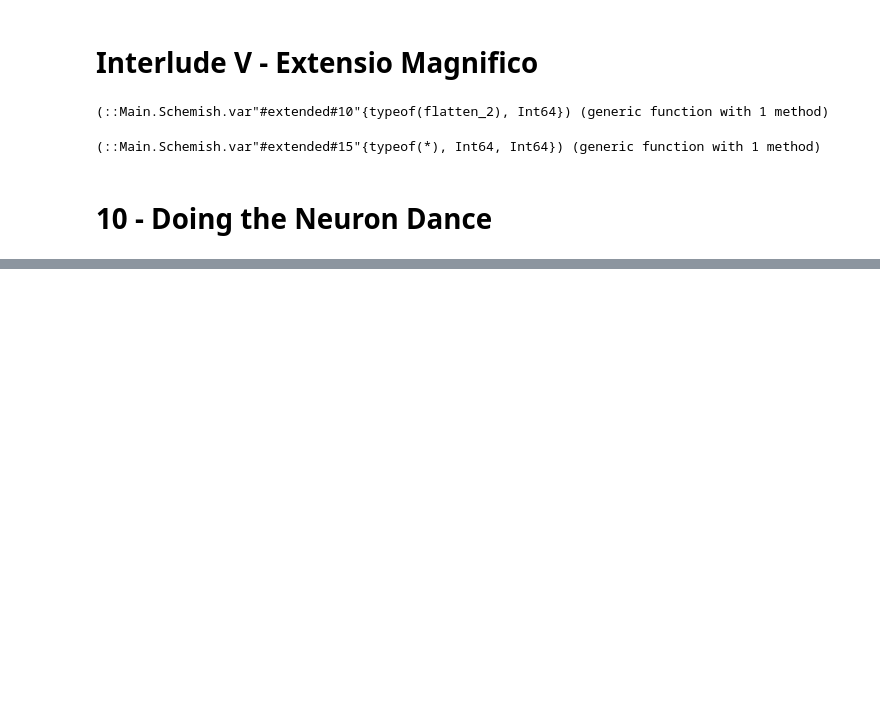
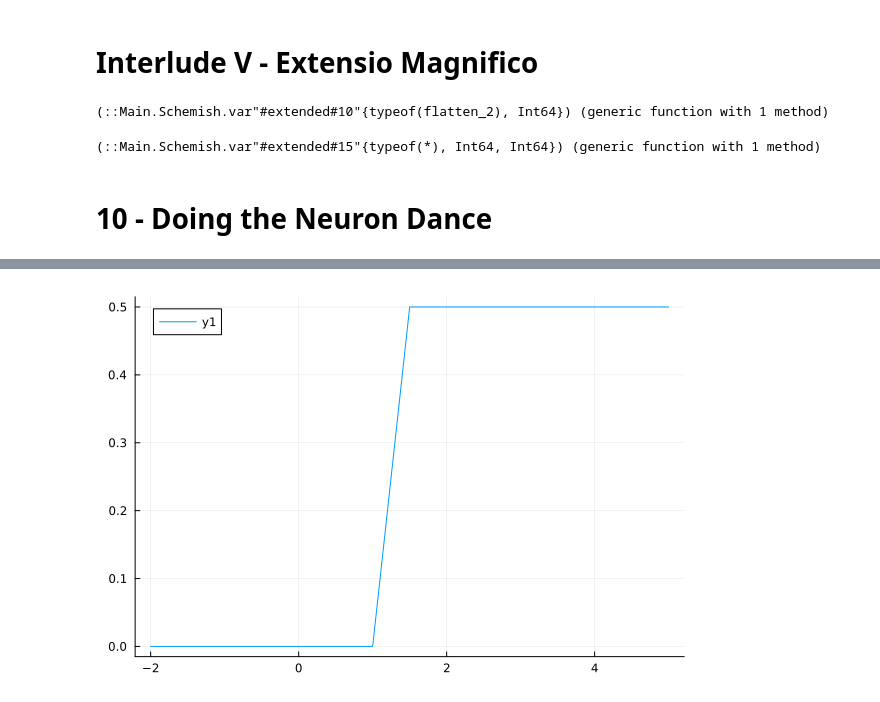
Before and after one commit to mbillingr/the-little-learner, a Jupyter notebook: notebooks/the-little-learner.ipynb, the cells around one changed output, grey strips where cells are left out. Saved outputs shown, nothing was run; the diff lists cells and outputs as text; code cells hidden in the pictures; blank space fills up the shorter version.

```diff
--- a/notebooks/the-little-learner.ipynb
+++ b/notebooks/the-little-learner.ipynb
@@ -601,0 +648,7 @@ mul_2_1 = ext2(*, 2, 1)
+# %%
+half_strip(x, θ) = relu_1_1(tensor([x]))(list(ref(θ, 0), ref(θ, 1))) -
+                   relu_1_1(tensor([x]))(list(ref(θ, 0), ref(θ, 2)))
+
+show_with(plot, (x)->half_strip(x, list(tensor([1.0]), -1.0, -1.5)), [-2, 5])
+# %% [output]
+[figure, added]
```
Also changed, not shown: parts of 17 cells of this notebook.
